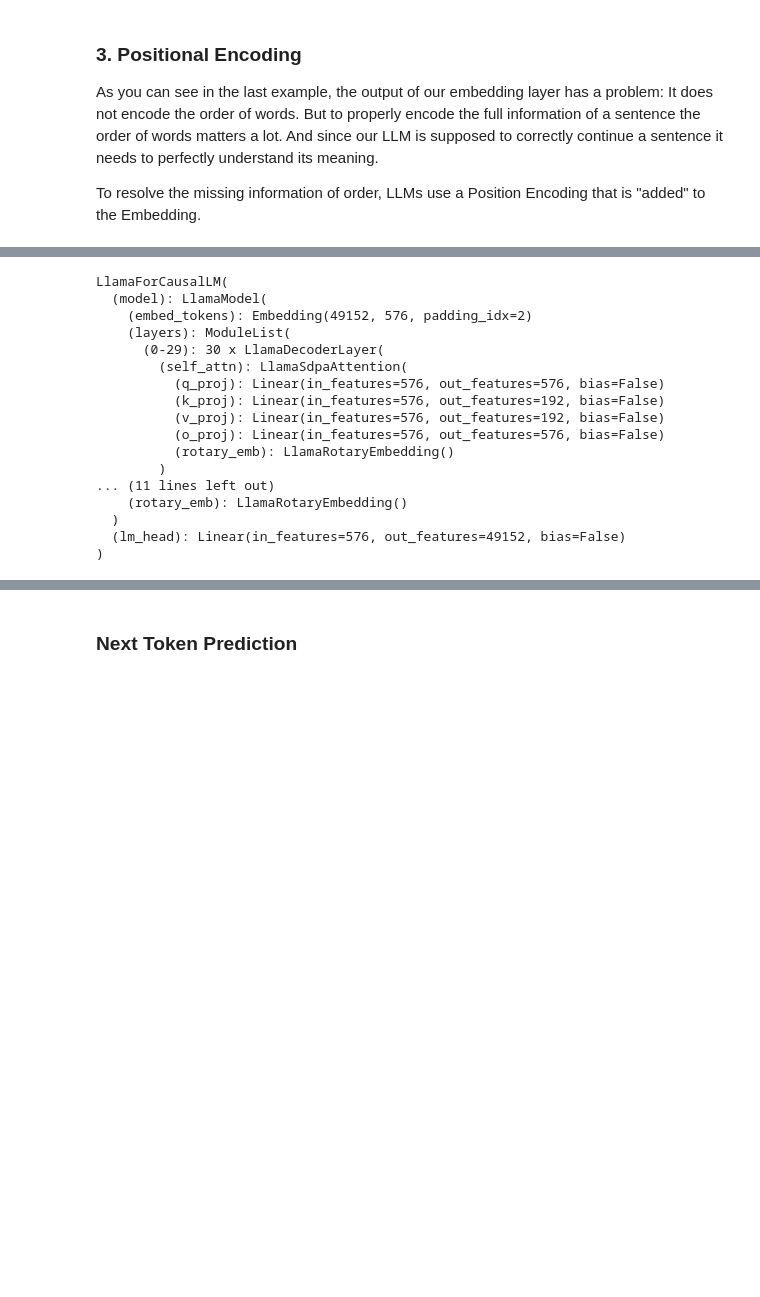
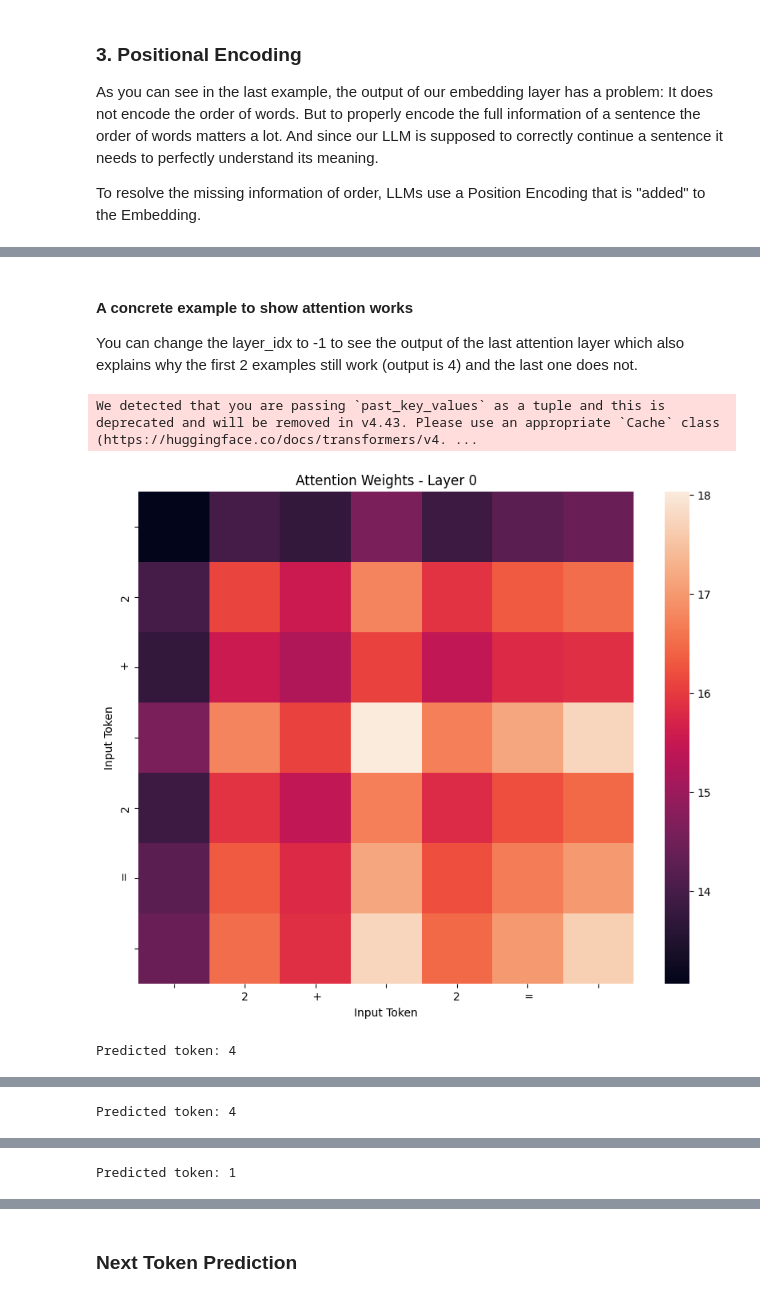
Before and after one commit to chris-hoertnagl/AI-Dojo, a Jupyter notebook: LLM/language_model_basics/nlp.ipynb, the cells around one changed output, grey strips where cells are left out. Drawn from its saved outputs; the diff is of its cells as text; code cells hidden in the pictures; blank space fills up the shorter version.

Commit message:
Big update to attention viz

```diff
--- a/LLM/language_model_basics/nlp.ipynb
+++ b/LLM/language_model_basics/nlp.ipynb
@@ -408,20 +372,17 @@ torch.Size([10, 10])
-# %%
-model
-# %% [output]
-LlamaForCausalLM(
-  (model): LlamaModel(
-    (embed_tokens): Embedding(49152, 576, padding_idx=2)
-    (layers): ModuleList(
-      (0-29): 30 x LlamaDecoderLayer(
-        (self_attn): LlamaSdpaAttention(
-          (q_proj): Linear(in_features=576, out_features=576, bias=False)
-          (k_proj): Linear(in_features=576, out_features=192, bias=False)
-          (v_proj): Linear(in_features=576, out_features=192, bias=False)
-          (o_proj): Linear(in_features=576, out_features=576, bias=False)
-          (rotary_emb): LlamaRotaryEmbedding()
-        )
-... (11 lines left out)
-    (rotary_emb): LlamaRotaryEmbedding()
-  )
-  (lm_head): Linear(in_features=576, out_features=49152, bias=False)
-)
+# %% [markdown]
+#### A concrete example to show attention works
+
+You can change the layer_idx to -1 to see the output of the last attention layer which also explains why the first 2 examples still work (output is 4) and the last one does not.
+# %%
+# Example usage
+layer_idx = 0  # Index of the attention layer
+input_sentence = " 2 + 2 = "
+generate_with_attn_plot(input_sentence, layer_idx, num_tokens=1)
+input_sentence = "noise noise noise 2 + 2 = "
+generate_with_attn_plot(input_sentence, layer_idx, num_tokens=1)
+input_sentence = " 2 + 2 noise noise noise = "
+generate_with_attn_plot(input_sentence, layer_idx, num_tokens=1)
+# %% [output]
+We detected that you are passing `past_key_values` as a tuple and this is deprecated and will be removed in v4.43. Please use an appropriate `Cache` class (https://huggingface.co/docs/transformers/v4. ...
+[figure, added]
+Predicted token: 4
@@ -427,0 +390 @@ LlamaForCausalLM(
+Predicted token: 4
@@ -427,0 +392 @@ LlamaForCausalLM(
+Predicted token: 1
```
Also changed, not shown: parts of 13 cells of this notebook.
